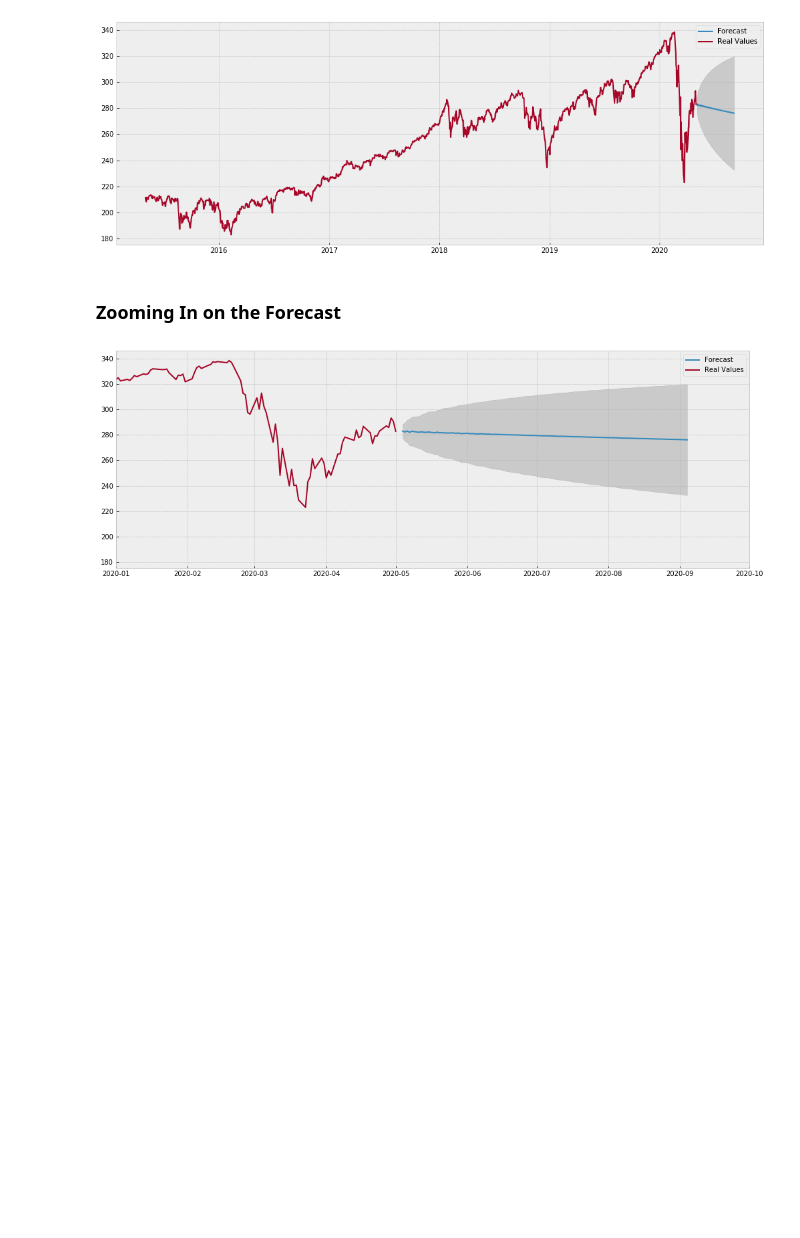
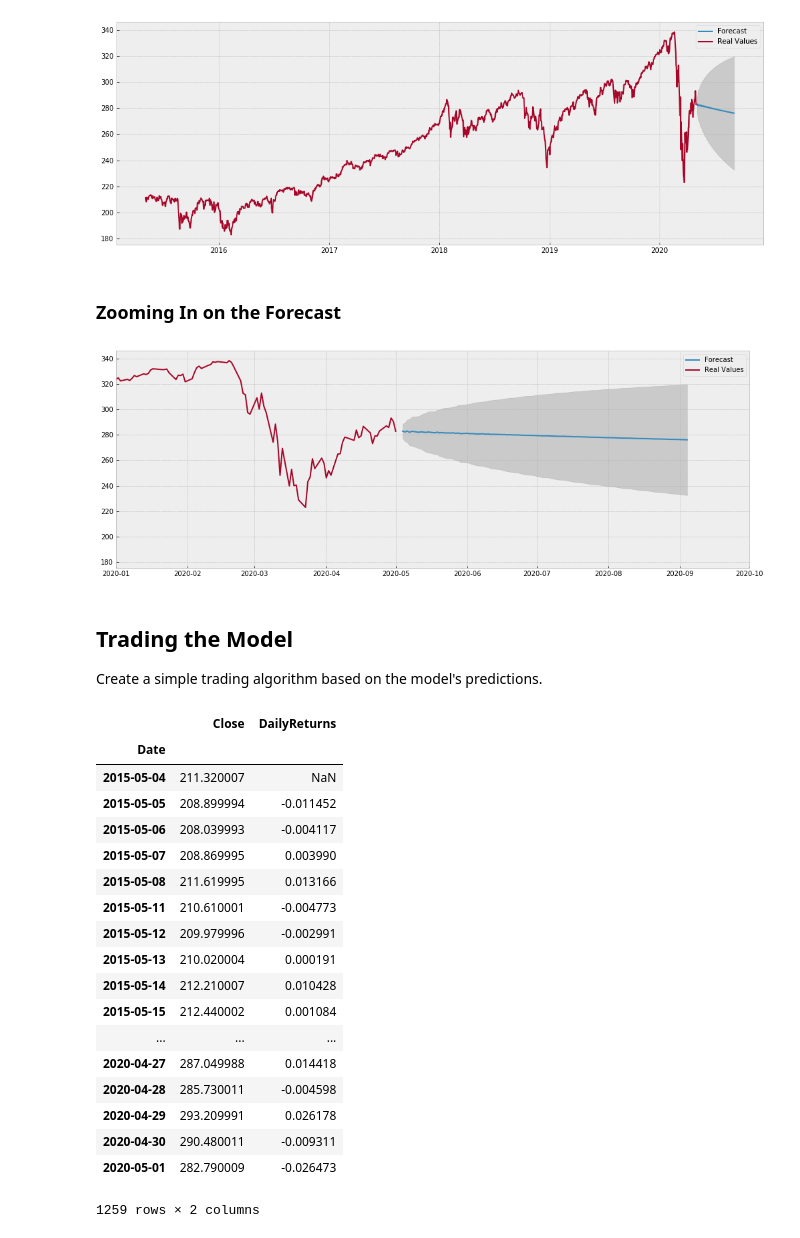
Before and after one commit to marcosan93/Price-Forecaster, a Jupyter notebook: ARMA-Stock-Model.ipynb, the cells around one changed output. Cells and saved outputs as stored; diff of their text form; code cells hidden in the pictures; blank space fills up the shorter version.

```diff
--- a/ARMA-Stock-Model.ipynb
+++ b/ARMA-Stock-Model.ipynb
@@ -347,3 +347,6 @@ plt.legend()
 plt.show()
 # %% [output]
 [figure]
+# %% [markdown]
+## Trading the Model
+Create a simple trading algorithm based on the model's predictions.
@@ -349,0 +364,22 @@ plt.show()
+# %%
+df
+# %% [output]
+|  | Close | DailyReturns |
+| Date |  |  |
+| 2015-05-04 | 211.320007 | NaN |
+| 2015-05-05 | 208.899994 | -0.011452 |
+| 2015-05-06 | 208.039993 | -0.004117 |
+| 2015-05-07 | 208.869995 | 0.003990 |
+| 2015-05-08 | 211.619995 | 0.013166 |
+| 2015-05-11 | 210.610001 | -0.004773 |
+| 2015-05-12 | 209.979996 | -0.002991 |
+| 2015-05-13 | 210.020004 | 0.000191 |
+| 2015-05-14 | 212.210007 | 0.010428 |
+| 2015-05-15 | 212.440002 | 0.001084 |
+| ... | ... | ... |
+| 2020-04-27 | 287.049988 | 0.014418 |
+| 2020-04-28 | 285.730011 | -0.004598 |
+| 2020-04-29 | 293.209991 | 0.026178 |
+| 2020-04-30 | 290.480011 | -0.009311 |
+| 2020-05-01 | 282.790009 | -0.026473 |
+1259 rows × 2 columns
```
Also changed, not shown: parts of 8 cells of this notebook.
